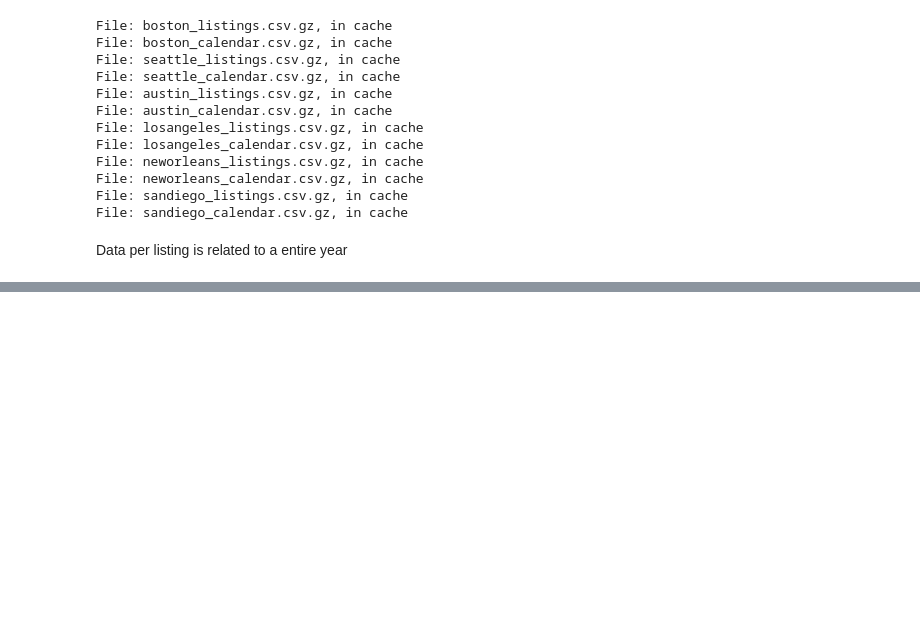
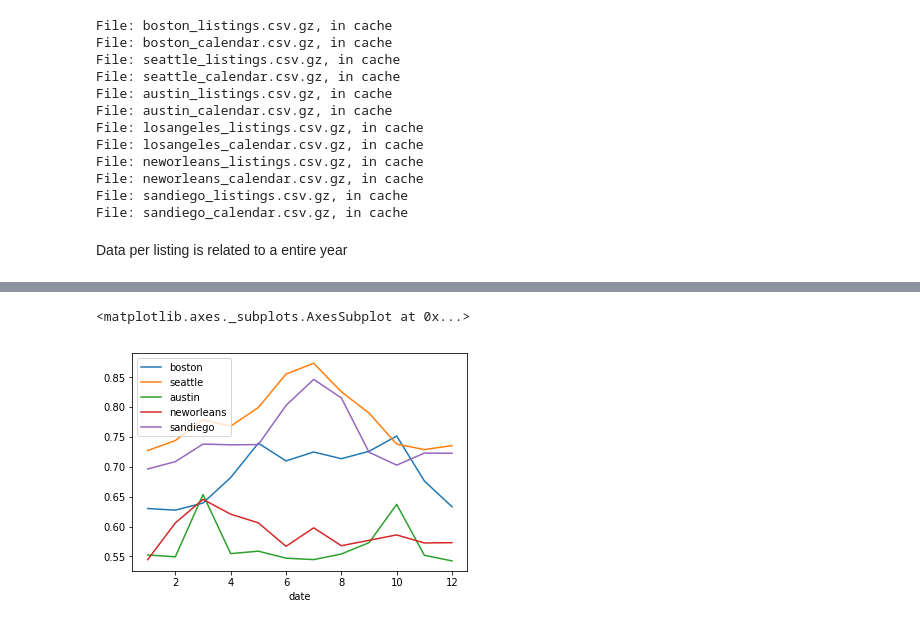
Before and after one commit to javierivanov/airbnbDSND, a Jupyter notebook: Airbnb_explanatory_analysis.ipynb, the cells around one changed output, grey strips where cells are left out. Cells and saved outputs as stored; diff of their text form; code cells hidden in the pictures; blank space fills up the shorter version.

```diff
--- a/Airbnb_explanatory_analysis.ipynb
+++ b/Airbnb_explanatory_analysis.ipynb
@@ -264,0 +274,5 @@ p75_availabity(df_calendars).corr()
+# %%
+p75_pricing(df_calendars).plot()
+# %% [output]
+<matplotlib.axes._subplots.AxesSubplot at 0x...>
+[figure, added]
```
Also changed, not shown: parts of 4 cells of this notebook.
